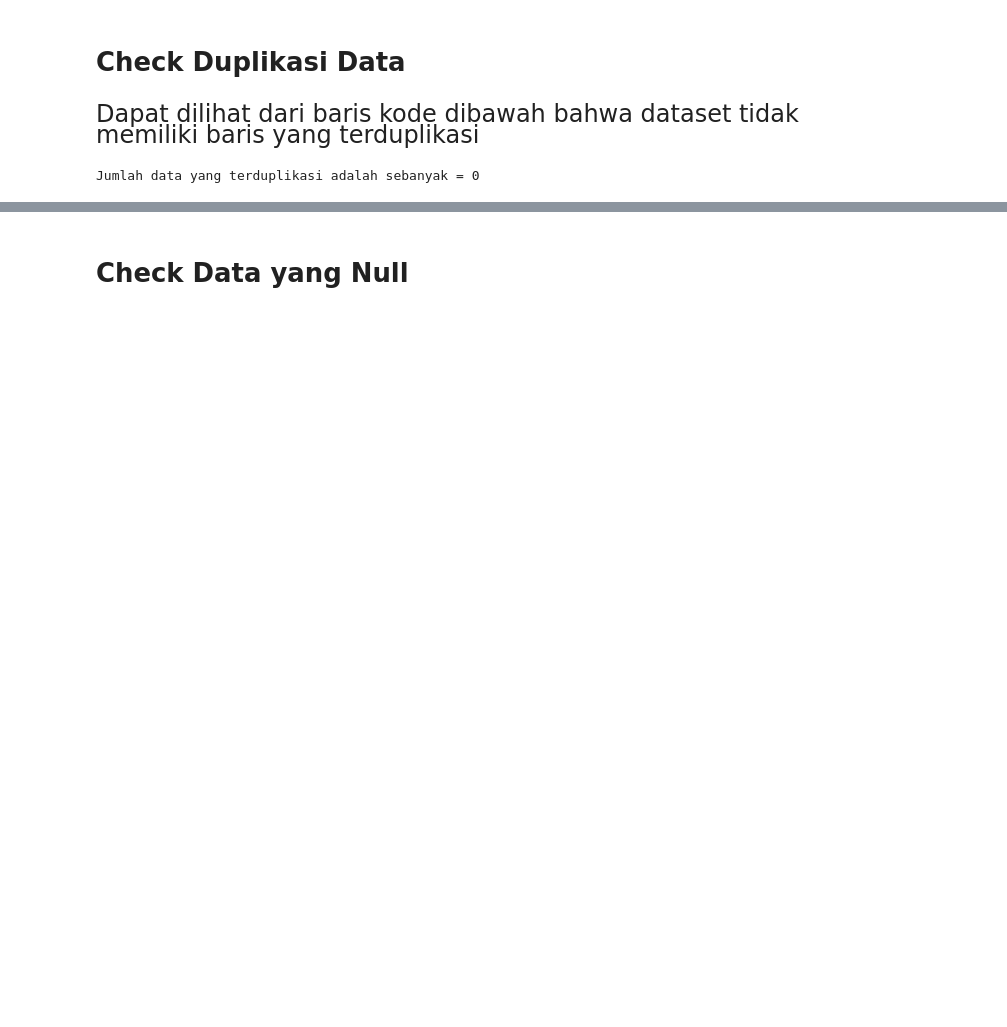
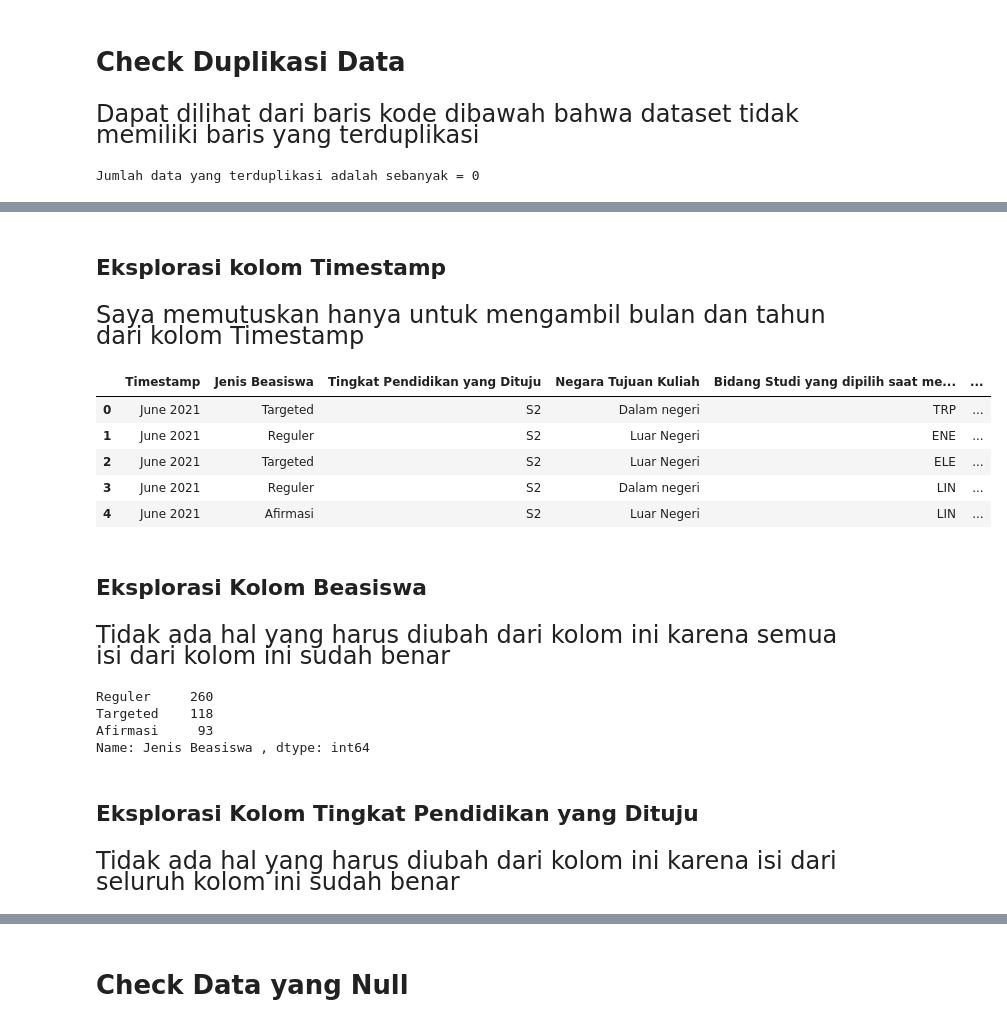
Before and after one commit to StefannusChristian/Data-Processing-and-Engineering, a Jupyter notebook: transformasi-lanjut/IBDA3111_StefannusChristian_202000138_TransformasiLanjut.ipynb, the cells around one changed output, grey strips where cells are left out. Saved outputs shown, nothing was run; the diff lists cells and outputs as text; code cells hidden in the pictures; blank space fills up the shorter version.

```diff
--- a/transformasi-lanjut/IBDA3111_StefannusChristian_202000138_TransformasiLanjut.ipynb
+++ b/transformasi-lanjut/IBDA3111_StefannusChristian_202000138_TransformasiLanjut.ipynb
@@ -5,7 +8,7 @@ import pandas as pd
 # %% [markdown]
 # Panggil Data
 # %%
-data = pd.read_csv('./data/Hasil Tes SBK LPDP Gelombang I - 2021 (Responses) - Form Responses 1.csv')
+data = pd.read_csv('./data/Hasil Tes SBK LPDP Gelombang I - 2021 (Responses) - Form Responses 1.csv',skipinitialspace = True)
 data.head()
 # %% [output]
 |  | Timestamp | Jenis Beasiswa | Tingkat Pendidikan yang Dituju | Negara Tujuan Kuliah | Bidang Studi yang dipilih saat me... | ... |
@@ -25,0 +37,34 @@ Jumlah data yang terduplikasi adalah sebanyak = 0
+# %% [markdown]
+## Eksplorasi kolom Timestamp
+# %% [markdown]
+<p style="font-size:24px">Saya memutuskan hanya untuk mengambil bulan dan tahun dari kolom Timestamp</p>
+# %%
+timestamp = data["Timestamp"]
+newTimeStamp = []
+for dates in timestamp:
+	datem = datetime.datetime.strptime(dates, "%m/%d/%Y %H:%M:%S")
+	newTimeStamp.append(str(calendar.month_name[datem.month]+" "+str(datem.year)).strip())
+data["Timestamp"] = newTimeStamp
+data.head()
+# %% [output]
+|  | Timestamp | Jenis Beasiswa | Tingkat Pendidikan yang Dituju | Negara Tujuan Kuliah | Bidang Studi yang dipilih saat me... | ... |
+| 0 | June 2021 | Targeted | S2 | Dalam negeri | TRP | ... |
+| 1 | June 2021 | Reguler | S2 | Luar Negeri | ENE | ... |
+| 2 | June 2021 | Targeted | S2 | Luar Negeri | ELE | ... |
+| 3 | June 2021 | Reguler | S2 | Dalam negeri | LIN | ... |
+| 4 | June 2021 | Afirmasi | S2 | Luar Negeri | LIN | ... |
+# %% [markdown]
+## Eksplorasi Kolom Beasiswa
+# %% [markdown]
+<p style="font-size:24px">Tidak ada hal yang harus diubah dari kolom ini karena semua isi dari kolom ini sudah benar</p>
+# %%
+data["Jenis Beasiswa "].value_counts()
+# %% [output]
+Reguler     260
+Targeted    118
+Afirmasi     93
+Name: Jenis Beasiswa , dtype: int64
+# %% [markdown]
+## Eksplorasi Kolom Tingkat Pendidikan yang Dituju
+# %% [markdown]
+<p style="font-size:24px">Tidak ada hal yang harus diubah dari kolom ini karena isi dari seluruh kolom ini sudah benar</p>
```
Also changed, not shown: parts of 40 cells of this notebook, 2 other files.
